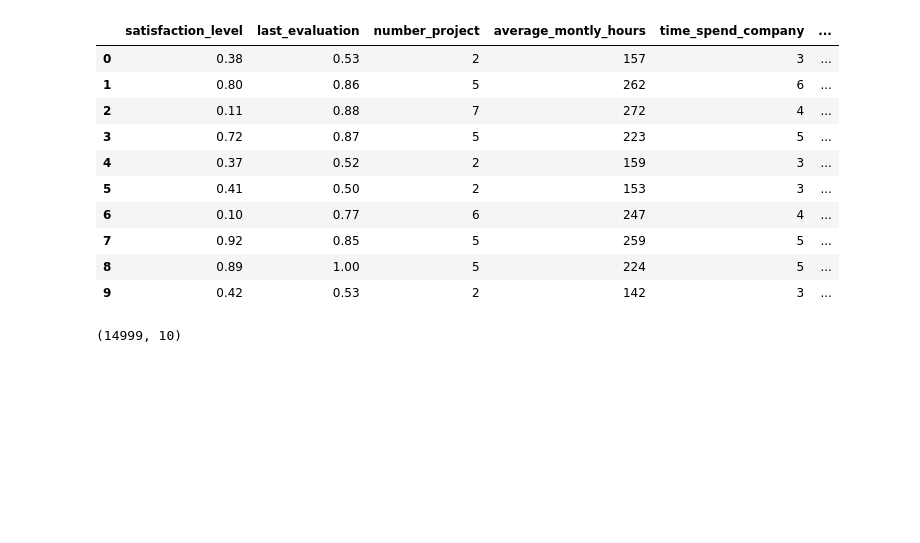
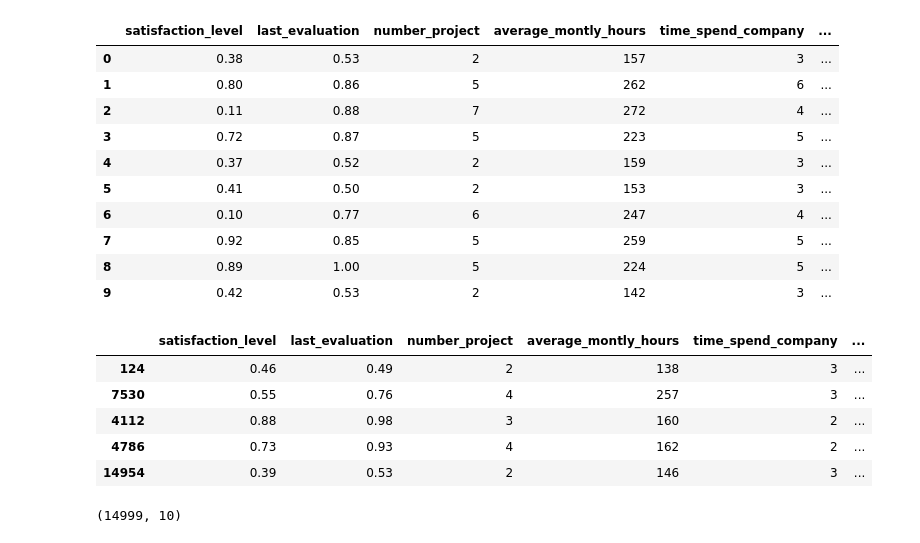
Before and after one commit to bhandariarun/KMC, a Jupyter notebook: week5/day_03/Data/Data.ipynb, the cells around one changed output. Saved outputs shown, nothing was run; the diff lists cells and outputs as text; code cells hidden in the pictures; blank space fills up the shorter version.

```diff
--- a/week5/day_03/Data/Data.ipynb
+++ b/week5/day_03/Data/Data.ipynb
@@ -39,6 +39,15 @@ df.head(10)
 | 7 | 0.92 | 0.85 | 5 | 259 | 5 | ... |
 | 8 | 0.89 | 1.00 | 5 | 224 | 5 | ... |
 | 9 | 0.42 | 0.53 | 2 | 142 | 3 | ... |
+# %%
+df.sample(5)
+# %% [output]
+|  | satisfaction_level | last_evaluation | number_project | average_montly_hours | time_spend_company | ... |
+| 124 | 0.46 | 0.49 | 2 | 138 | 3 | ... |
+| 7530 | 0.55 | 0.76 | 4 | 257 | 3 | ... |
+| 4112 | 0.88 | 0.98 | 3 | 160 | 2 | ... |
+| 4786 | 0.73 | 0.93 | 4 | 162 | 2 | ... |
+| 14954 | 0.39 | 0.53 | 2 | 146 | 3 | ... |
 # %%
 df.shape
 # %% [output]
```
Also changed, not shown: parts of 4 cells of this notebook, 2 other files.
